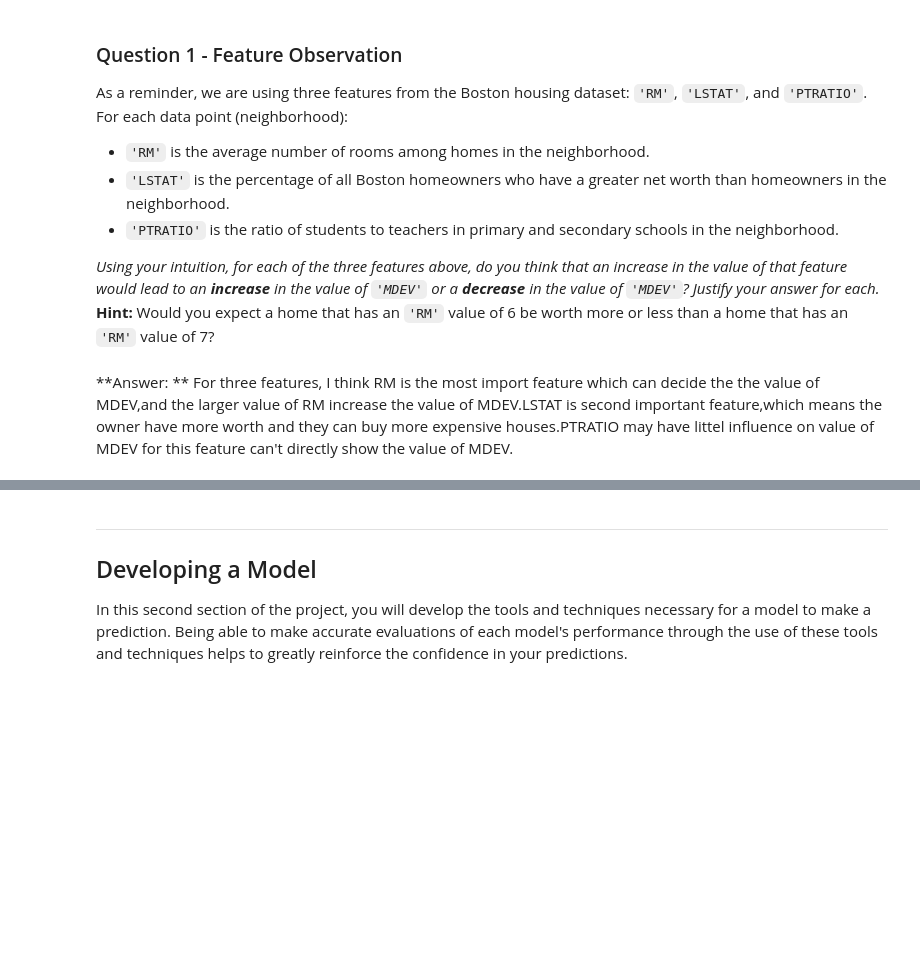
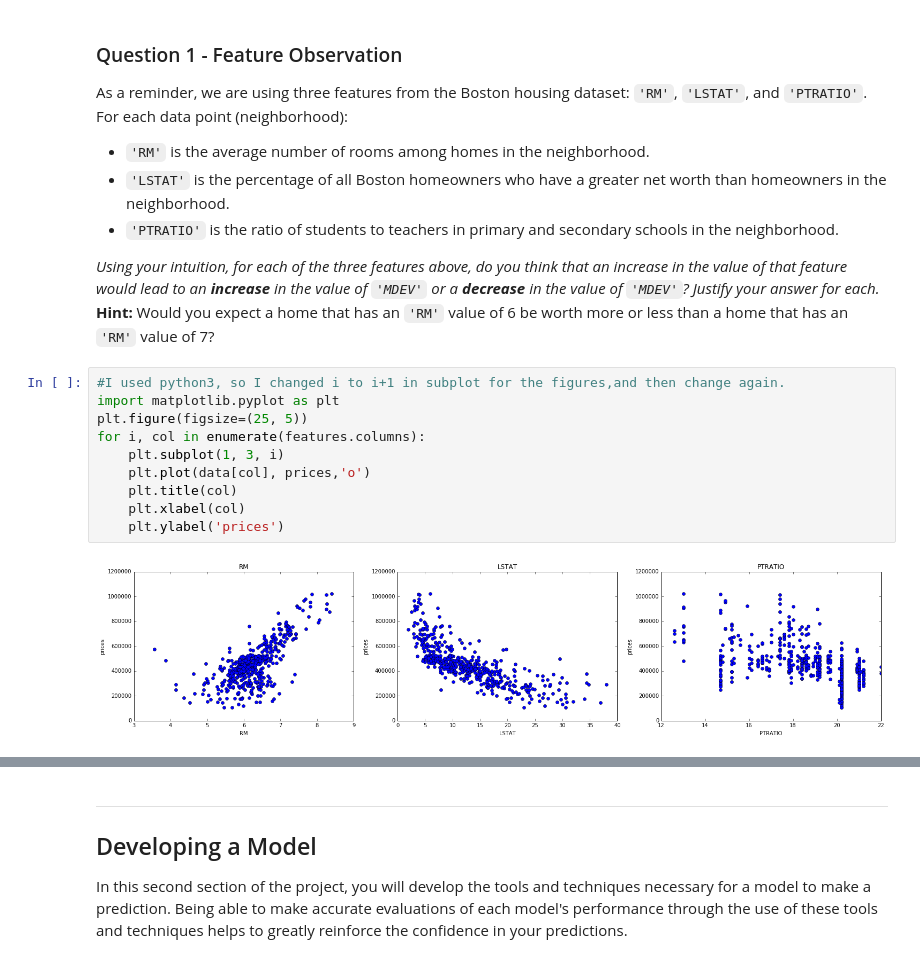
Before and after one commit to fanxianxian/Machine-Learning-Nanodegree, a Jupyter notebook: Boston_Housing/boston_housing.ipynb, the cells around one changed output, grey strips where cells are left out. Drawn from its saved outputs; the diff is of its cells as text; blank space fills up the shorter version.

Commit message:
Second Boston_Housing

```diff
--- a/Boston_Housing/boston_housing.ipynb
+++ b/Boston_Housing/boston_housing.ipynb
@@ -93,5 +93,15 @@ As a reminder, we are using three features from the Boston housing dataset: `'RM
 
 _Using your intuition, for each of the three features above, do you think that an increase in the value of that feature would lead to an **increase** in the value of `'MDEV'` or a **decrease** in the value of `'MDEV'`? Justify your answer for each._
 **Hint:** Would you expect a home that has an `'RM'` value of 6 be worth more or less than a home that has an `'RM'` value of 7?
-# %% [markdown]
-**Answer: ** For three features, I think RM is the most import feature which can decide the the value of MDEV,and the larger value of RM increase the value of  MDEV.LSTAT is second important feature,which means the owner have more worth and they can buy more expensive houses.PTRATIO may have littel influence on value of MDEV for this feature can't directly show the value of MDEV.
+# %%
+#I used python3, so I changed i to i+1 in subplot for the figures,and then change again.
+import matplotlib.pyplot as plt
+plt.figure(figsize=(25, 5))
+for i, col in enumerate(features.columns):
+    plt.subplot(1, 3, i)
+    plt.plot(data[col], prices,'o')
+    plt.title(col)
+    plt.xlabel(col)
+    plt.ylabel('prices')
+# %% [output]
+[figure, added]
```
Also changed, not shown: parts of 13 cells of this notebook, 1 other file.
